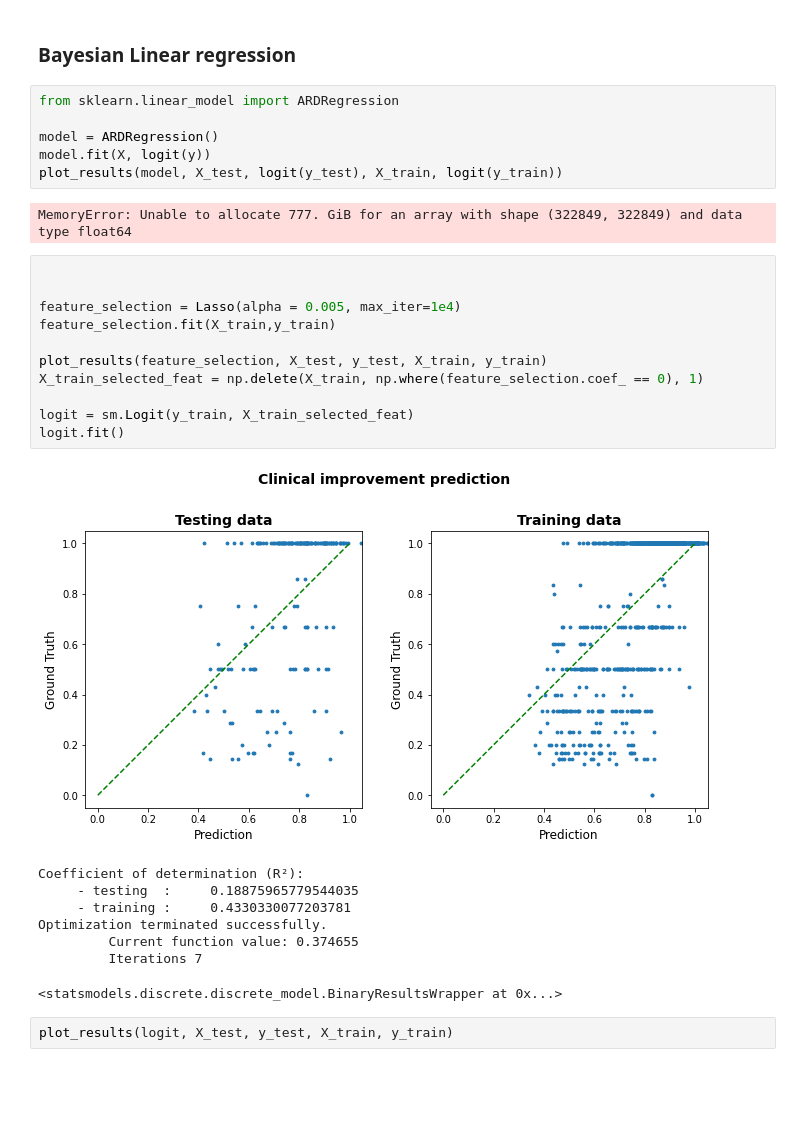
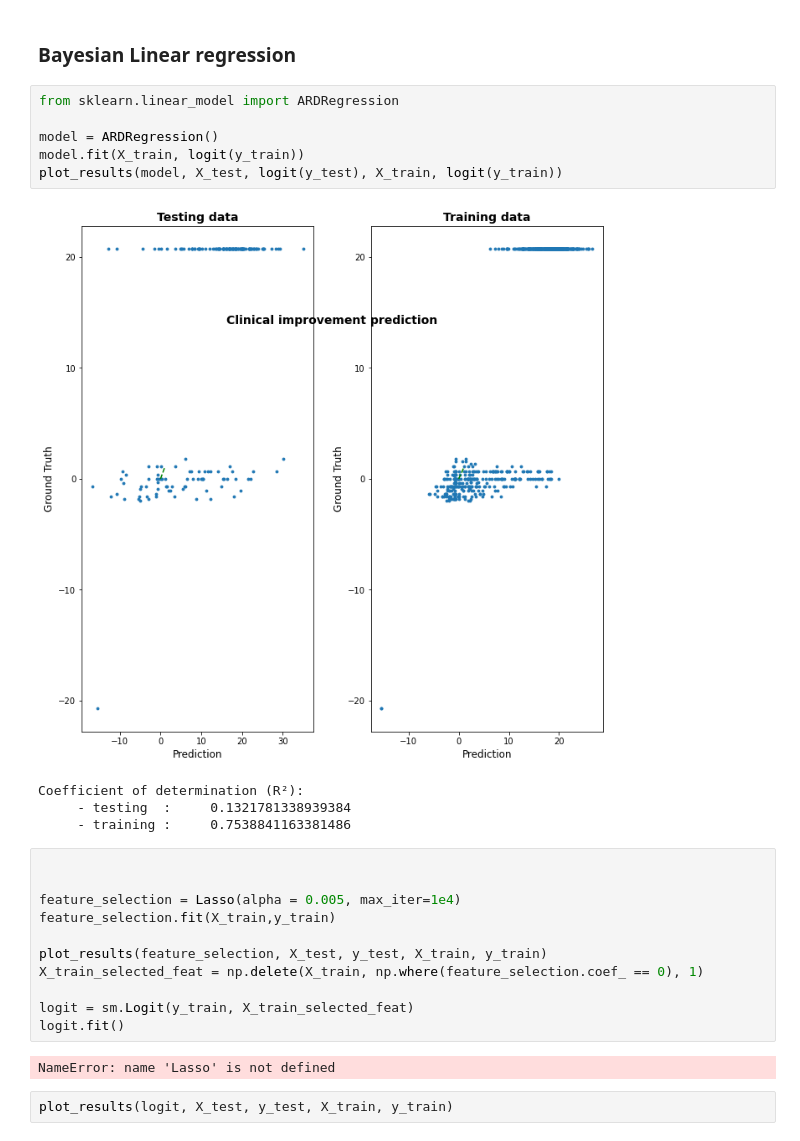
Before and after one commit to QuentinSav/probabilistic-stimulation-maps, a Jupyter notebook: modelEvaluation.ipynb, the cells around one changed output. Saved outputs shown, nothing was run; the diff lists cells and outputs as text; blank space fills up the shorter version.

```diff
--- a/modelEvaluation.ipynb
+++ b/modelEvaluation.ipynb
@@ -453,11 +453,14 @@ Coefficient of determination (R²):
 # %%
 from sklearn.linear_model import ARDRegression
 
 model = ARDRegression()
-model.fit(X, logit(y))
+model.fit(X_train, logit(y_train))
 plot_results(model, X_test, logit(y_test), X_train, logit(y_train))
 # %% [output]
+[figure, added]
-MemoryError: Unable to allocate 777. GiB for an array with shape (322849, 322849) and data type float64
+Coefficient of determination (R²):
+     - testing  :     0.1321781338939384
+     - training :     0.7538841163381486
 # %%
 
 
@@ -470,14 +473,7 @@ X_train_selected_feat = np.delete(X_train, np.where(feature_selection.coef_ == 0
 logit = sm.Logit(y_train, X_train_selected_feat)
 logit.fit()
 # %% [output]
-[figure, removed]
-Coefficient of determination (R²):
-     - testing  :     0.18875965779544035
-     - training :     0.4330330077203781
-Optimization terminated successfully.
-         Current function value: 0.374655
-         Iterations 7
+NameError: name 'Lasso' is not defined
-<statsmodels.discrete.discrete_model.BinaryResultsWrapper at 0x...>
 # %%
 plot_results(logit, X_test, y_test, X_train, y_train)
 # %% [output]
```
Also changed, not shown: parts of 7 cells of this notebook, 6 other files.
